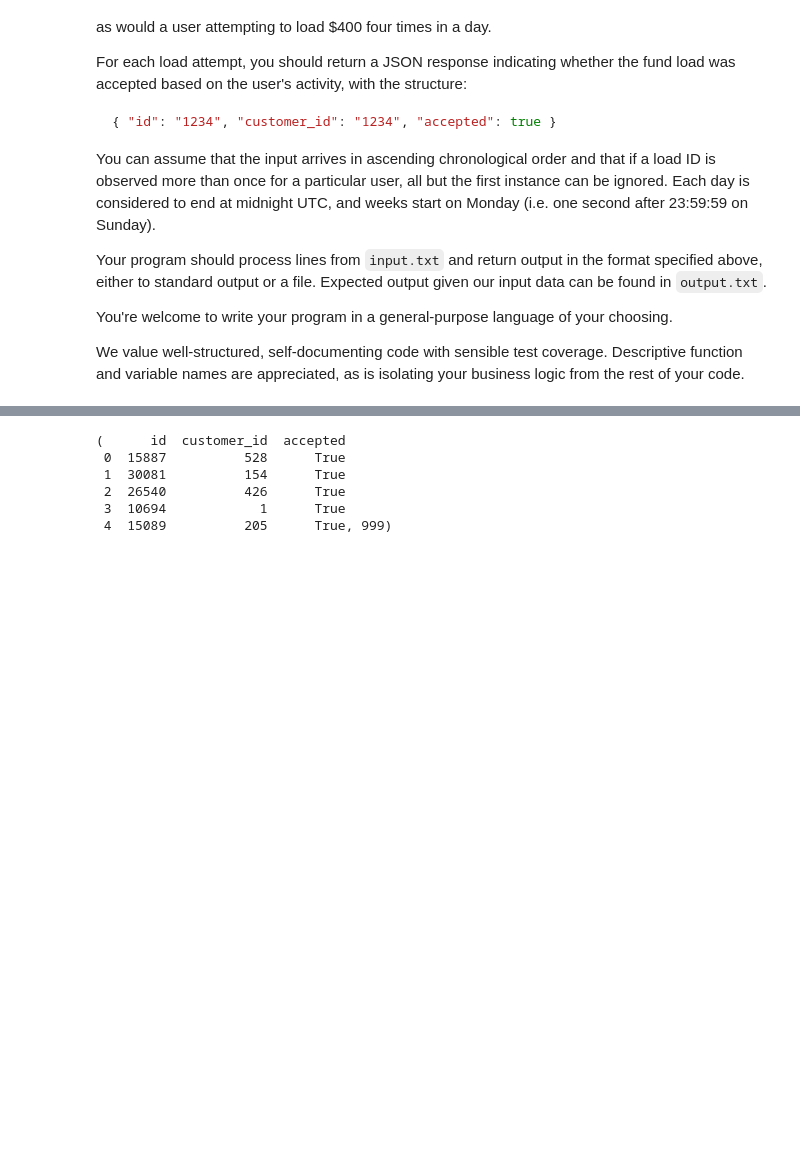
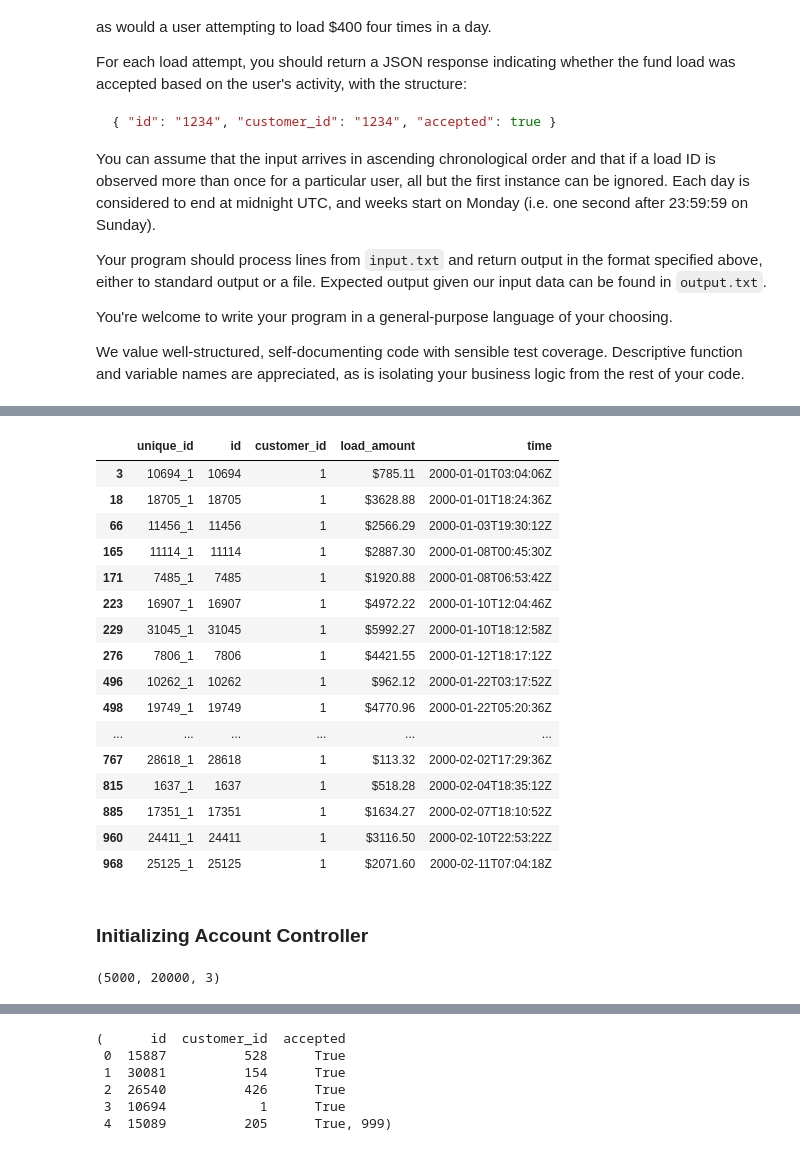
Before and after one commit to armandordorica/APS1070_A1, a Jupyter notebook: Velocity_limits.ipynb, the cells around one changed output, grey strips where cells are left out. Drawn from its saved outputs; the diff is of its cells as text; code cells hidden in the pictures; blank space fills up the shorter version.

```diff
--- a/Velocity_limits.ipynb
+++ b/Velocity_limits.ipynb
@@ -83,0 +78,2 @@ input_data.head(), len(input_data)
+# %%
+input_data['unique_id']  = input_data['id'].astype(str) + "_" + input_data['customer_id'].astype(str)
@@ -83,0 +91,3 @@ input_data.head(), len(input_data)
+# %%
+grouped_input_data = input_data.groupby(["unique_id"])
+input_data = grouped_input_data.first().copy(deep=True)
@@ -83,0 +104,3 @@ input_data.head(), len(input_data)
+# %%
+input_data.sort_values(by=['time'], ascending=True, inplace=True)
+input_data.reset_index(inplace=True)
@@ -83,0 +135,23 @@ input_data.head(), len(input_data)
+# %%
+customer1_df = input_data[input_data['customer_id']==1]
+customer1_df
+# %% [output]
+|  | unique_id | id | customer_id | load_amount | time |
+| 3 | 10694_1 | 10694 | 1 | $785.11 | 2000-01-01T03:04:06Z |
+| 18 | 18705_1 | 18705 | 1 | $3628.88 | 2000-01-01T18:24:36Z |
+| 66 | 11456_1 | 11456 | 1 | $2566.29 | 2000-01-03T19:30:12Z |
+| 165 | 11114_1 | 11114 | 1 | $2887.30 | 2000-01-08T00:45:30Z |
+| 171 | 7485_1 | 7485 | 1 | $1920.88 | 2000-01-08T06:53:42Z |
+| 223 | 16907_1 | 16907 | 1 | $4972.22 | 2000-01-10T12:04:46Z |
+| 229 | 31045_1 | 31045 | 1 | $5992.27 | 2000-01-10T18:12:58Z |
+| 276 | 7806_1 | 7806 | 1 | $4421.55 | 2000-01-12T18:17:12Z |
+| 496 | 10262_1 | 10262 | 1 | $962.12 | 2000-01-22T03:17:52Z |
+| 498 | 19749_1 | 19749 | 1 | $4770.96 | 2000-01-22T05:20:36Z |
+| ... | ... | ... | ... | ... | ... |
+| 767 | 28618_1 | 28618 | 1 | $113.32 | 2000-02-02T17:29:36Z |
+| 815 | 1637_1 | 1637 | 1 | $518.28 | 2000-02-04T18:35:12Z |
+| 885 | 17351_1 | 17351 | 1 | $1634.27 | 2000-02-07T18:10:52Z |
+| 960 | 24411_1 | 24411 | 1 | $3116.50 | 2000-02-10T22:53:22Z |
+| 968 | 25125_1 | 25125 | 1 | $2071.60 | 2000-02-11T07:04:18Z |
+# %% [markdown]
+### Initializing Account Controller
@@ -83,0 +160,5 @@ input_data.head(), len(input_data)
+# %%
+acct_ctrl1 = AccountsController()
+acct_ctrl1.daily_deposit_limit, acct_ctrl1.weekly_deposit_limit, acct_ctrl1.daily_loads
+# %% [output]
+(5000, 20000, 3)
```
Also changed, not shown: parts of 58 cells of this notebook.
